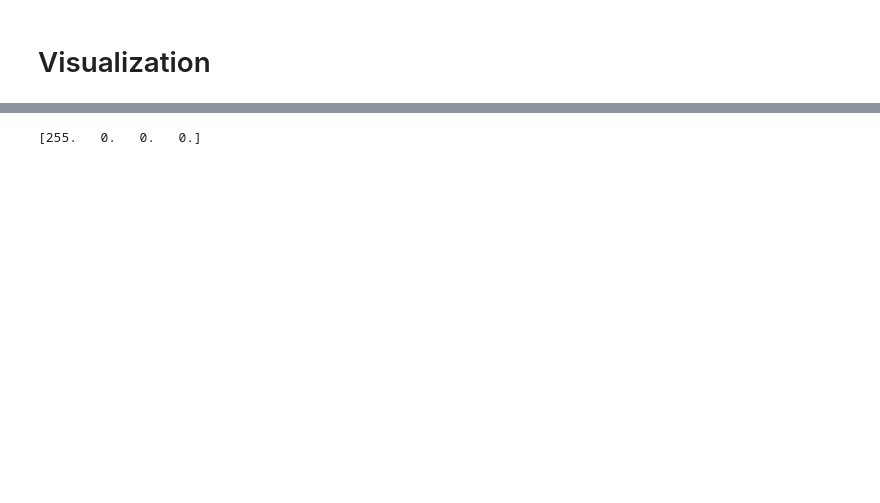
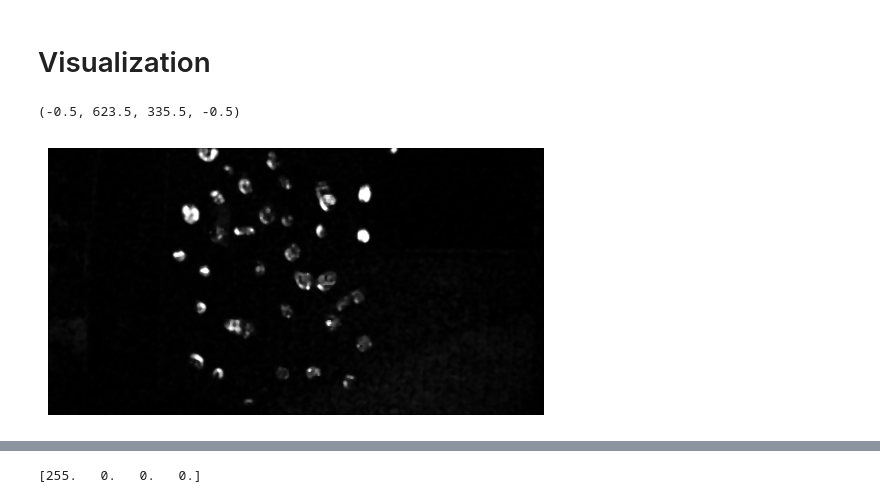
Before and after one commit to KIrillPal/WaterDropDetection, a Jupyter notebook: research/mask_approaches.ipynb, the cells around one changed output, grey strips where cells are left out. Saved outputs shown, nothing was run; the diff lists cells and outputs as text; code cells hidden in the pictures; blank space fills up the shorter version.

Commit message:
Better visualization and saving

```diff
--- a/research/mask_approaches.ipynb
+++ b/research/mask_approaches.ipynb
@@ -5,8 +5,8 @@ Everything in grayscale
 # %%
 import numpy as np
 # %%
-def distance(p1, p2, coeff = 3):
-    diff = (p1 - p2) ** 2
+def distance(p1, p2, coeff = 2):
+    diff = ((p1 - p2) ** 2) ** 0.7
     return np.minimum(diff * coeff, np.ones(p1.shape) * 255)
 # %% [markdown]
 # Denoising
@@ -25,8 +25,8 @@ def median(img, size=5):
 from PIL import Image
 # %%
 clear_path = '../data/test/000/000_0.png'
-dirty_path = '../data/test/000/005_0.png'
-mask_path  = '../data/test/mask/000/005_0.png'
+dirty_path = '../data/test/000/001_0.png'
+mask_path  = '../data/test/mask/000/001_0.png'
 mask_opacity = 80
 
 # load images
@@ -118,0 +120,6 @@ Hull is empty. OK
+# %%
+plt.imshow(diff, cmap="gray")
+plt.axis('off')
+# %% [output]
+(-0.5, 623.5, 335.5, -0.5)
+[figure, added]
```
Also changed, not shown: parts of 7 cells of this notebook.
